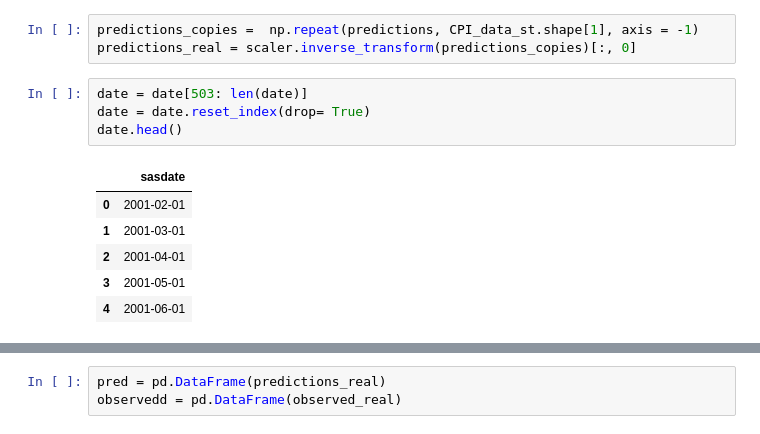
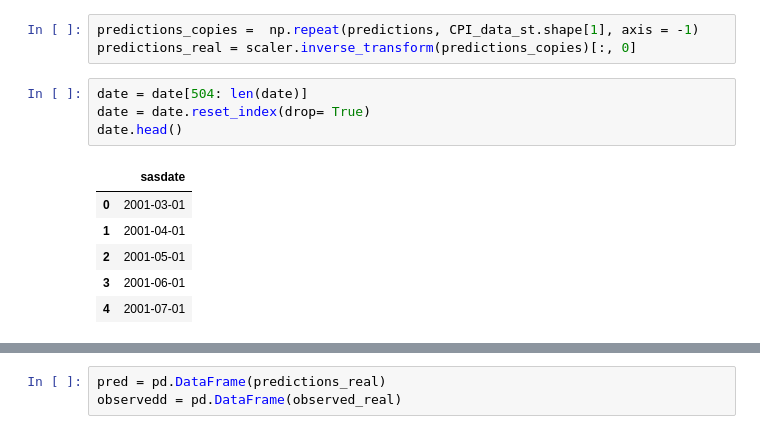
Before and after one commit to caiobaptistaa/Econometria-4_PUC-Rio, a Jupyter notebook: Trabalho_1_Quest_2_RIDGE_AR.ipynb, the cells around one changed output, grey strips where cells are left out. Drawn from its saved outputs; the diff is of its cells as text.

```diff
--- a/Trabalho_1_Quest_2_RIDGE_AR.ipynb
+++ b/Trabalho_1_Quest_2_RIDGE_AR.ipynb
@@ -366,16 +366,16 @@ observed_real = scaler.inverse_transform(observed_copies)[:, 0]
 predictions_copies =  np.repeat(predictions, CPI_data_st.shape[1], axis = -1)
 predictions_real = scaler.inverse_transform(predictions_copies)[:, 0]
 # %%
-date = date[503: len(date)]
+date = date[504: len(date)]
 date = date.reset_index(drop= True)
 date.head()
 # %% [output]
 |  | sasdate |
-| 0 | 2001-02-01 |
-| 1 | 2001-03-01 |
-| 2 | 2001-04-01 |
-| 3 | 2001-05-01 |
-| 4 | 2001-06-01 |
+| 0 | 2001-03-01 |
+| 1 | 2001-04-01 |
+| 2 | 2001-05-01 |
+| 3 | 2001-06-01 |
+| 4 | 2001-07-01 |
 # %%
 pred_df = pd.DataFrame(predictions)
 observed_df = pd.DataFrame(observed)
```
Also changed, not shown: parts of 38 cells of this notebook.
